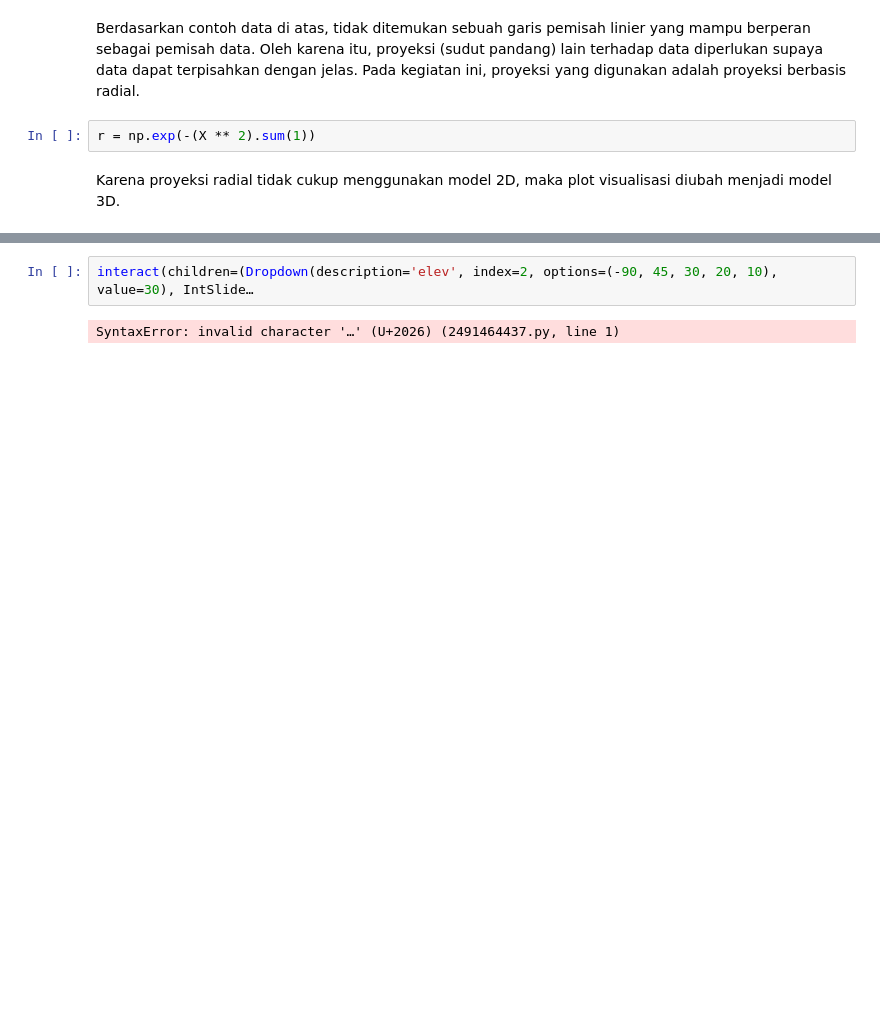
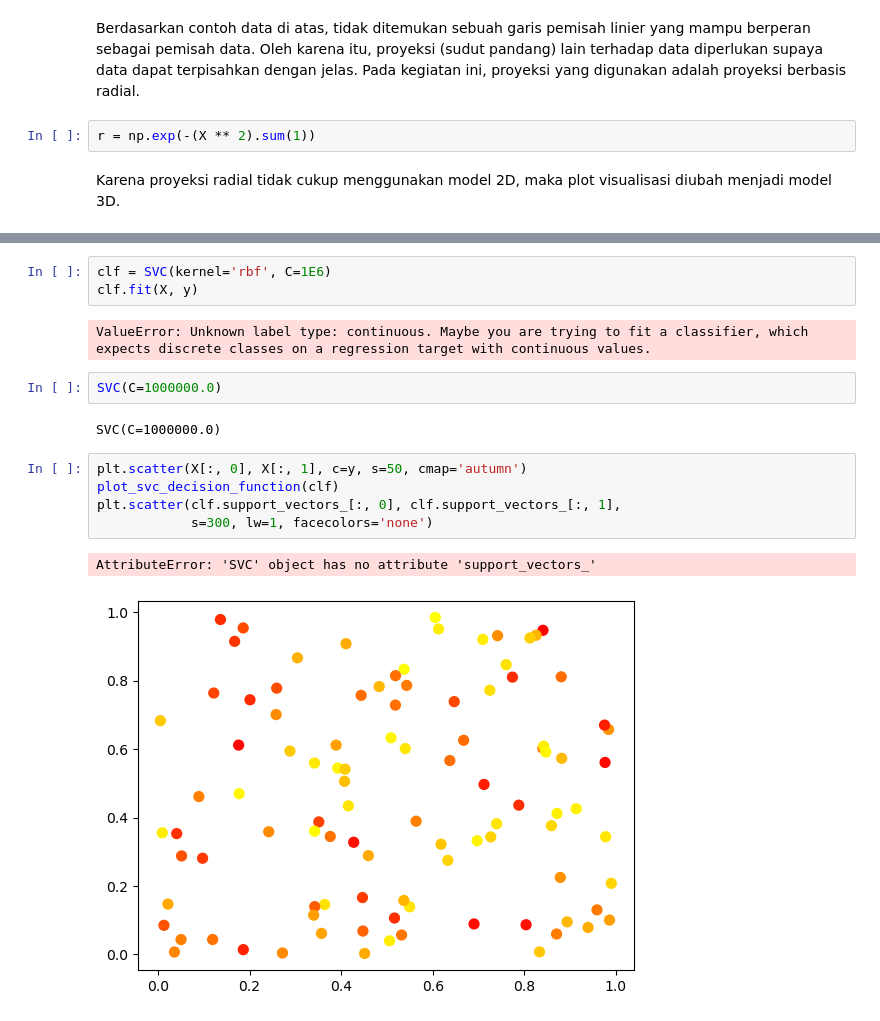
Before and after one commit to lukasvalentino971/2141720032-MachineLearning-2023, a Jupyter notebook: week-04/modul04_1.ipynb, the cells around one changed output, grey strips where cells are left out. Cells and saved outputs as stored; diff of their text form; blank space fills up the shorter version.

```diff
--- a/week-04/modul04_1.ipynb
+++ b/week-04/modul04_1.ipynb
@@ -207,4 +207,17 @@ interactive(children=(Dropdown(description='elev', index=2, options=(-90, 45, 30
-# %%
-interact(children=(Dropdown(description='elev', index=2, options=(-90, 45, 30, 20, 10), value=30), IntSlide…
-# %% [output]
-SyntaxError: invalid character '…' (U+2026) (2491464437.py, line 1)
+# %%
+clf = SVC(kernel='rbf', C=1E6)
+clf.fit(X, y)
+# %% [output]
+ValueError: Unknown label type: continuous. Maybe you are trying to fit a classifier, which expects discrete classes on a regression target with continuous values.
+# %%
+SVC(C=1000000.0)
+# %% [output]
+SVC(C=1000000.0)
+# %%
+plt.scatter(X[:, 0], X[:, 1], c=y, s=50, cmap='autumn')
+plot_svc_decision_function(clf)
+plt.scatter(clf.support_vectors_[:, 0], clf.support_vectors_[:, 1],
+            s=300, lw=1, facecolors='none')
+# %% [output]
+AttributeError: 'SVC' object has no attribute 'support_vectors_'
+[figure, added]
```
Also changed, not shown: parts of 1 cell of this notebook.
